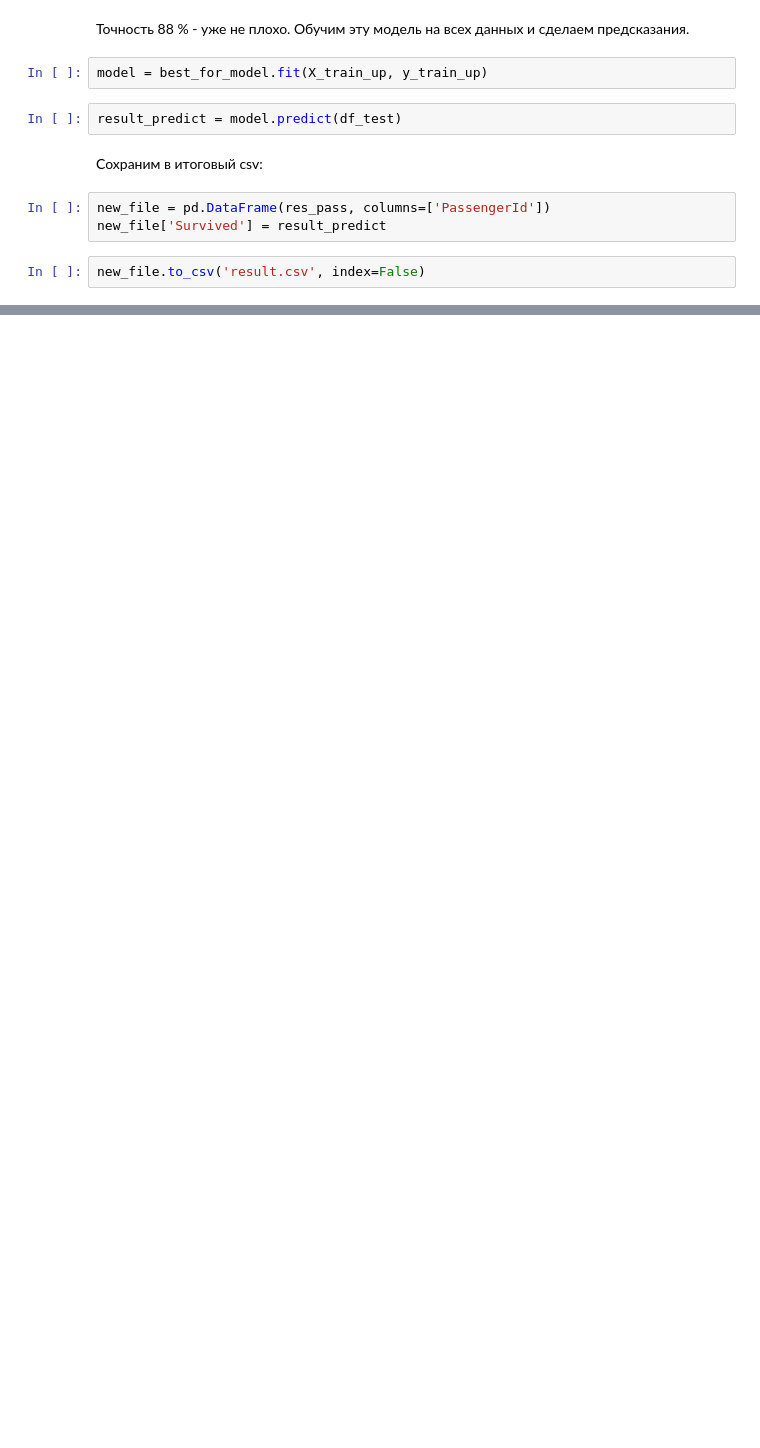
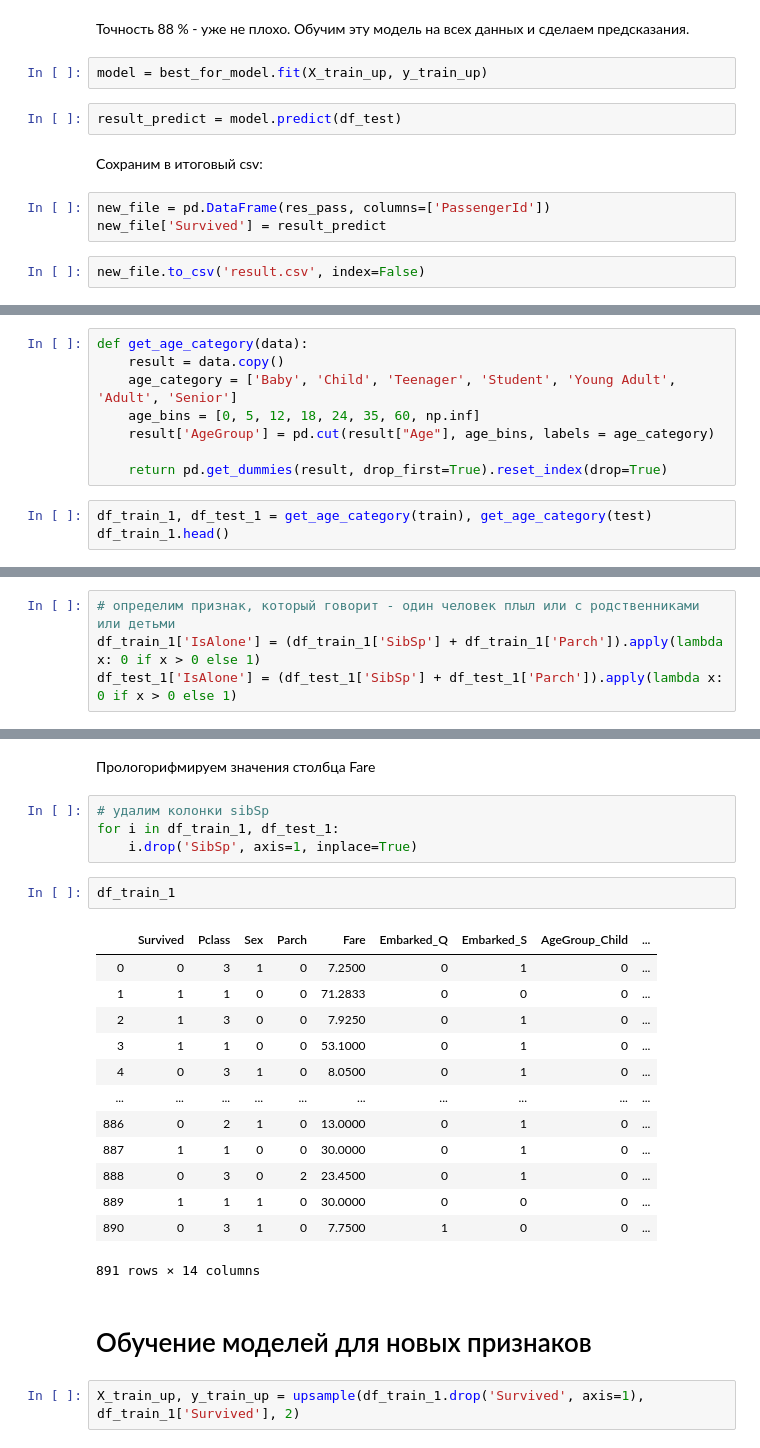
Before and after one commit to rusantsovsv/my_kaggle, a Jupyter notebook: titanic/titanic.ipynb, the cells around one changed output, grey strips where cells are left out. Saved outputs shown, nothing was run; the diff lists cells and outputs as text; blank space fills up the shorter version.

Commit message:
result - 0.77

```diff
--- a/titanic/titanic.ipynb
+++ b/titanic/titanic.ipynb
@@ -538,0 +546,11 @@ new_file.to_csv('result.csv', index=False)
+# %%
+def get_age_category(data):
+    result = data.copy()
+    age_category = ['Baby', 'Child', 'Teenager', 'Student', 'Young Adult', 'Adult', 'Senior']
+    age_bins = [0, 5, 12, 18, 24, 35, 60, np.inf]
+    result['AgeGroup'] = pd.cut(result["Age"], age_bins, labels = age_category)
+
+    return pd.get_dummies(result, drop_first=True).reset_index(drop=True)
+# %%
+df_train_1, df_test_1 = get_age_category(train), get_age_category(test)
+df_train_1.head()
@@ -538,0 +606,4 @@ new_file.to_csv('result.csv', index=False)
+# %%
+# определим признак, который говорит - один человек плыл или с родственниками или детьми
+df_train_1['IsAlone'] = (df_train_1['SibSp'] + df_train_1['Parch']).apply(lambda x: 0 if x > 0 else 1)
+df_test_1['IsAlone'] = (df_test_1['SibSp'] + df_test_1['Parch']).apply(lambda x: 0 if x > 0 else 1)
@@ -538,0 +644,26 @@ new_file.to_csv('result.csv', index=False)
+# %% [markdown]
+Прологорифмируем значения столбца Fare
+# %%
+# удалим колонки sibSp
+for i in df_train_1, df_test_1:
+    i.drop('SibSp', axis=1, inplace=True)
+# %%
+df_train_1
+# %% [output]
+|  | Survived | Pclass | Sex | Parch | Fare | Embarked_Q | Embarked_S | AgeGroup_Child | ... |
+| 0 | 0 | 3 | 1 | 0 | 7.2500 | 0 | 1 | 0 | ... |
+| 1 | 1 | 1 | 0 | 0 | 71.2833 | 0 | 0 | 0 | ... |
+| 2 | 1 | 3 | 0 | 0 | 7.9250 | 0 | 1 | 0 | ... |
+| 3 | 1 | 1 | 0 | 0 | 53.1000 | 0 | 1 | 0 | ... |
+| 4 | 0 | 3 | 1 | 0 | 8.0500 | 0 | 1 | 0 | ... |
+| ... | ... | ... | ... | ... | ... | ... | ... | ... | ... |
+| 886 | 0 | 2 | 1 | 0 | 13.0000 | 0 | 1 | 0 | ... |
+| 887 | 1 | 1 | 0 | 0 | 30.0000 | 0 | 1 | 0 | ... |
+| 888 | 0 | 3 | 0 | 2 | 23.4500 | 0 | 1 | 0 | ... |
+| 889 | 1 | 1 | 1 | 0 | 30.0000 | 0 | 0 | 0 | ... |
+| 890 | 0 | 3 | 1 | 0 | 7.7500 | 1 | 0 | 0 | ... |
+891 rows × 14 columns
+# %% [markdown]
+# Обучение моделей для новых признаков
+# %%
+X_train_up, y_train_up = upsample(df_train_1.drop('Survived', axis=1), df_train_1['Survived'], 2)
```
Also changed, not shown: parts of 46 cells of this notebook, 5 other files.
